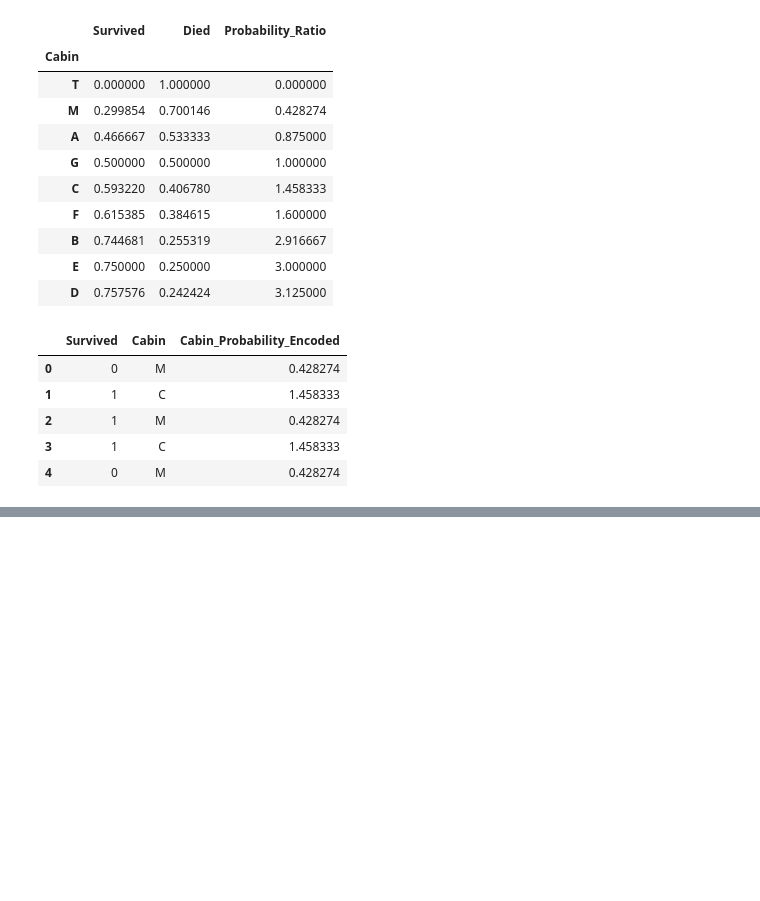
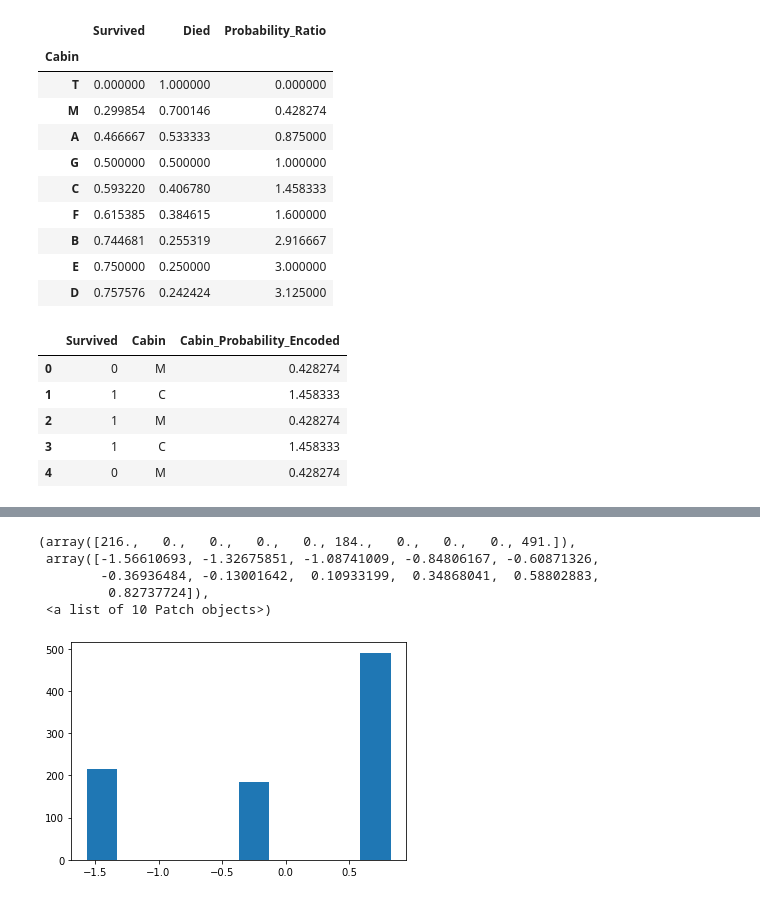
Before and after one commit to itsvivekghosh/10Days_of_FeatureEngineering, a Jupyter notebook: FE_Day5 - Normalization and Standardization.ipynb, the cells around one changed output, grey strips where cells are left out. Cells and saved outputs as stored; diff of their text form; code cells hidden in the pictures; blank space fills up the shorter version.

```diff
--- a/FE_Day5 - Normalization and Standardization.ipynb
+++ b/FE_Day5 - Normalization and Standardization.ipynb
@@ -165,0 +193,4 @@ df.head()
+# %%
+import pandas as pd
+df=pd.read_csv('Datasets/titanic_train.csv', usecols=['Pclass','Age','Fare','Survived'])
+df.head()
@@ -165,0 +212,3 @@ df.head()
+# %%
+df['Age'].fillna(df.Age.median(),inplace=True)
+df.isnull().sum()
@@ -165,0 +224,4 @@ df.head()
+# %%
+scaler=StandardScaler()
+### fit vs fit_transform
+df_scaled=scaler.fit_transform(df)
@@ -165,0 +238,9 @@ df.head()
+# %%
+plt.hist(df_scaled[:,1], bins=10)
+# %% [output]
+(array([216.,   0.,   0.,   0.,   0., 184.,   0.,   0.,   0., 491.]),
+ array([-1.56610693, -1.32675851, -1.08741009, -0.84806167, -0.60871326,
+        -0.36936484, -0.13001642,  0.10933199,  0.34868041,  0.58802883,
+         0.82737724]),
+ <a list of 10 Patch objects>)
+[figure, added]
```
Also changed, not shown: parts of 43 cells of this notebook.
